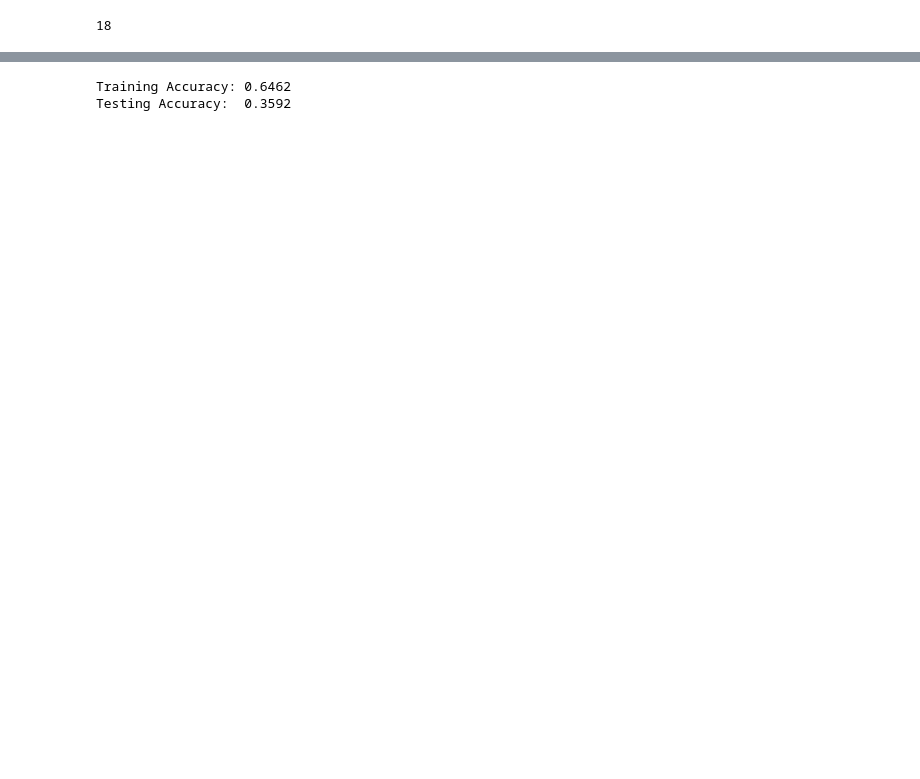
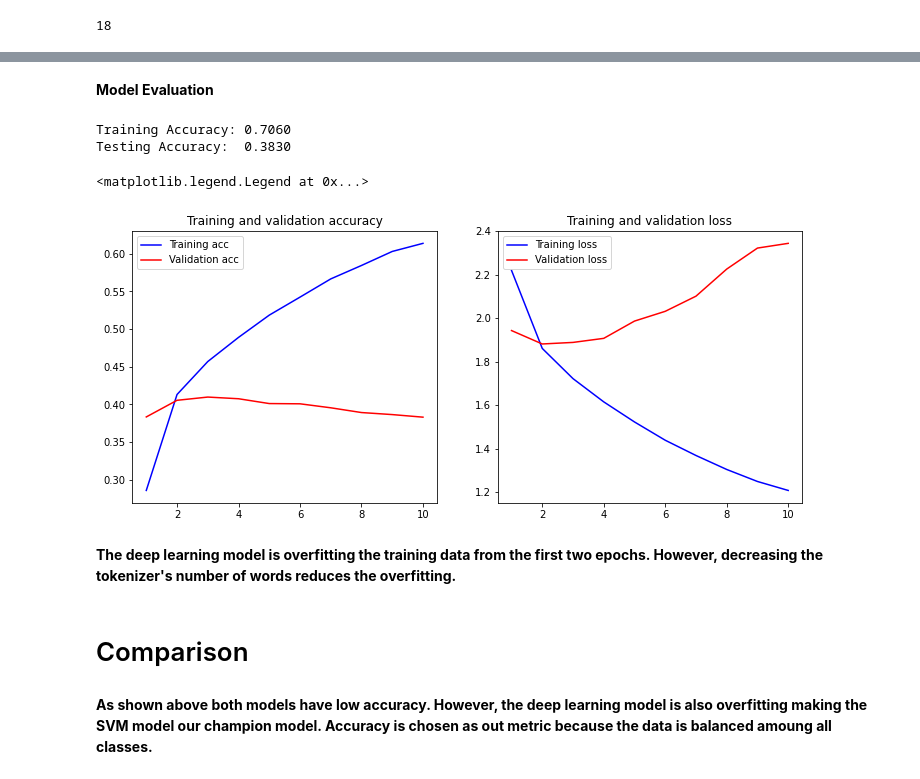
Before and after one commit to AsmaaSobhyy/Arabic_Dialect_classifier, a Jupyter notebook: Model_Training.ipynb, the cells around one changed output, grey strips where cells are left out. Cells and saved outputs as stored; diff of their text form; code cells hidden in the pictures; blank space fills up the shorter version.

Commit message:
Model comparison

```diff
--- a/Model_Training.ipynb
+++ b/Model_Training.ipynb
@@ -136,6 +141,7 @@ model.compile(optimizer=opt,
 # %%
+
 batchSize = 32
-nEpochs = 32
+nEpochs = 10
 
 history = model.fit(X_train, y_train_k,
                     epochs=nEpochs,
@@ -148,27 +171,32 @@ Epoch 2/32
+# %% [markdown]
+**Model Evaluation**
 # %%
 loss, accuracy = model.evaluate(X_train, y_train_k, verbose=False)
 print("Training Accuracy: {:.4f}".format(accuracy))
 loss, accuracy = model.evaluate(X_test, y_test_k, verbose=False)
 print("Testing Accuracy:  {:.4f}".format(accuracy))
 # %% [output]
-Training Accuracy: 0.6462
-Testing Accuracy:  0.3592
+Training Accuracy: 0.7060
+Testing Accuracy:  0.3830
 # %%
-acc = history.history['acc']
-val_acc = history.history['val_acc']
+acc = history.history['accuracy']
+val_acc = history.history['val_accuracy']
 loss = history.history['loss']
 val_loss = history.history['val_loss']
 x = range(1, len(acc) + 1)
 
 plt.figure(figsize=(12, 5))
 plt.subplot(1, 2, 1)
 plt.plot(x, acc, 'b', label='Training acc')
 plt.plot(x, val_acc, 'r', label='Validation acc')
 plt.title('Training and validation accuracy')
 plt.legend()
 plt.subplot(1, 2, 2)
 plt.plot(x, loss, 'b', label='Training loss')
 plt.plot(x, val_loss, 'r', label='Validation loss')
 plt.title('Training and validation loss')
 plt.legend()
+# %% [output]
+<matplotlib.legend.Legend at 0x...>
+[figure, added]
 # %%
@@ -175,0 +204,6 @@ model.save_weights(os.path.join(data_path, 'weights.h5'))
+# %% [markdown]
+**The deep learning model is overfitting the training data from the first two epochs. However, decreasing the tokenizer's number of words reduces the overfitting.**
+# %% [markdown]
+# Comparison
+# %% [markdown]
+**As shown above both models have low accuracy. However, the deep learning model is also overfitting making the SVM model our champion model. Accuracy is chosen as out metric because the data is balanced amoung all classes.**
```
Also changed, not shown: parts of 11 cells of this notebook.
